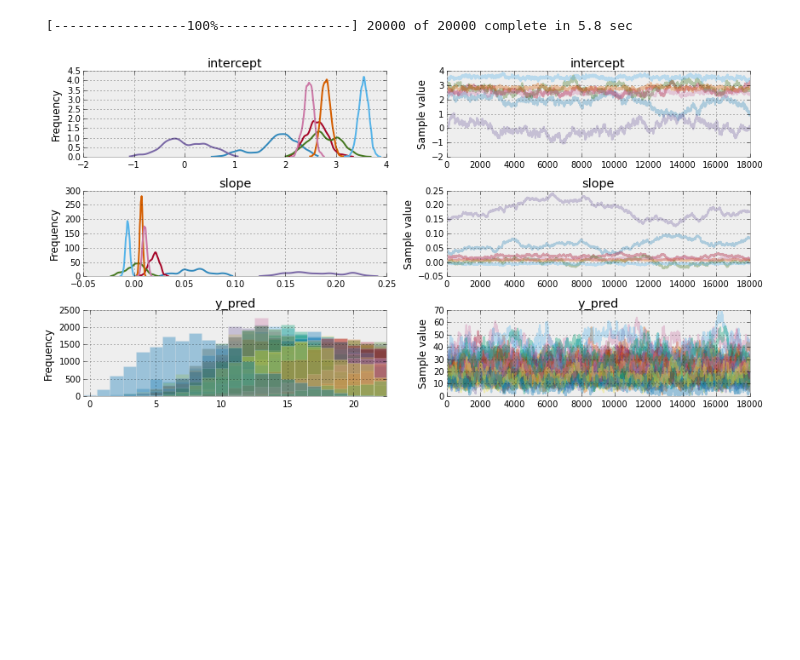
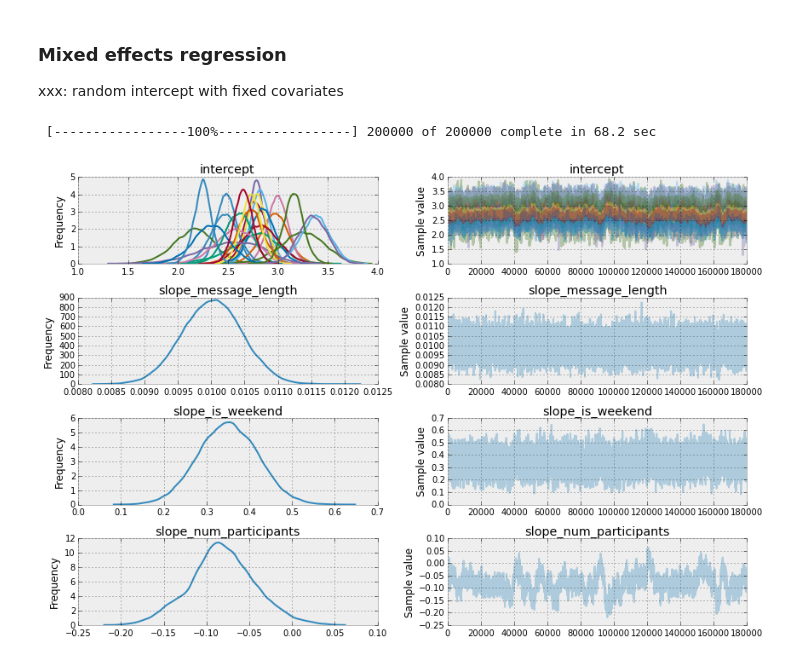
Before and after one commit to markdregan/Bayesian-Modelling-in-Python, a Jupyter notebook: Section 4. Bayesian regression.ipynb, the cells around one changed output. Saved outputs shown, nothing was run; the diff lists cells and outputs as text; code cells hidden in the pictures; blank space fills up the shorter version.

Commit message:
Added regression examples to section 4 Updated end of section 3

```diff
--- a/Section 4. Bayesian regression.ipynb
+++ b/Section 4. Bayesian regression.ipynb
@@ -29,16 +27,20 @@ messages = pd.read_csv('data/hangout_chat_data.csv')
 X = messages[['is_weekend','day_of_week','message_length','num_participants']].values
 _, num_X = X.shape
 
-# investigate why mu is estimated per row
 with pm.Model() as model:
-    beta = pm.Normal('beta', mu=0, sd=100, shape=num_X)
+    intercept = pm.Normal('intercept', mu=0, sd=100)
+    slope_message_length = pm.Normal('slope_message_length', mu=0, sd=100)
+    slope_is_weekend = pm.Normal('slope_is_weekend', mu=0, sd=100)
+    slope_num_participants = pm.Normal('slope_num_participants', mu=0, sd=100)
 
-    mu = pm.Deterministic('mu', var=tt.exp(tt.dot(X, beta)))
+    mu = tt.exp(intercept
+                + slope_message_length*messages.message_length
+                + slope_is_weekend*messages.is_weekend
+                + slope_num_participants*messages.num_participants)
 
-    #y_pred = pm.Poisson('y_pred', mu=mu)
     y_est = pm.Poisson('y_est', mu=mu, observed=messages['time_delay_seconds'].values)
 
     start = pm.find_MAP()
     step = pm.Metropolis()
-    trace = pm.sample(20000, step, start=start, progressbar=True)
+    trace = pm.sample(200000, step, start=start, progressbar=True)
 # %% [output]
@@ -52,6 +60,7 @@ TODO: Mixed effects model
+# %% [markdown]
+### Mixed effects regression
+xxx: random intercept with fixed covariates
 # %%
-message_length = messages['message_length'].values
-
 # Convert categorical variables to integer
 le = preprocessing.LabelEncoder()
 participants_idx = le.fit_transform(messages['prev_sender'])
@@ -61,19 +70,23 @@ n_participants = len(participants)
 with pm.Model() as model:
 
     intercept = pm.Normal('intercept', mu=0, sd=100, shape=n_participants)
-    slope = pm.Normal('slope', mu=0, sd=100, shape=n_participants)
+    slope_message_length = pm.Normal('slope_message_length', mu=0, sd=100)
+    slope_is_weekend = pm.Normal('slope_is_weekend', mu=0, sd=100)
+    slope_num_participants = pm.Normal('slope_num_participants', mu=0, sd=100)
 
-    mu = tt.exp(intercept[participants_idx] + slope[participants_idx]*message_length)
+    mu = tt.exp(intercept[participants_idx]
+                + slope_message_length*messages.message_length
+                + slope_is_weekend*messages.is_weekend
+                + slope_num_participants*messages.num_participants)
 
-    y_pred = pm.Poisson('y_pred', mu=mu, shape=participants_idx.shape)
     y_est = pm.Poisson('y_est', mu=mu, observed=messages['time_delay_seconds'].values)
 
     start = pm.find_MAP()
     step = pm.Metropolis()
-    trace = pm.sample(20000, step, start=start, progressbar=True)
+    trace = pm.sample(200000, step, start=start, progressbar=True)
 # %% [output]
- [-----------------100%-----------------] 20000 of 20000 complete in 5.8 sec
+ [-----------------100%-----------------] 200000 of 200000 complete in 68.2 sec
 # %%
-_ = pm.traceplot(trace[2000:])
+_ = pm.traceplot(trace[20000:])
 # %% [output]
-[figure, old version]
+[figure, new version]
```
Also changed, not shown: parts of 11 cells of this notebook, 3 other files.
